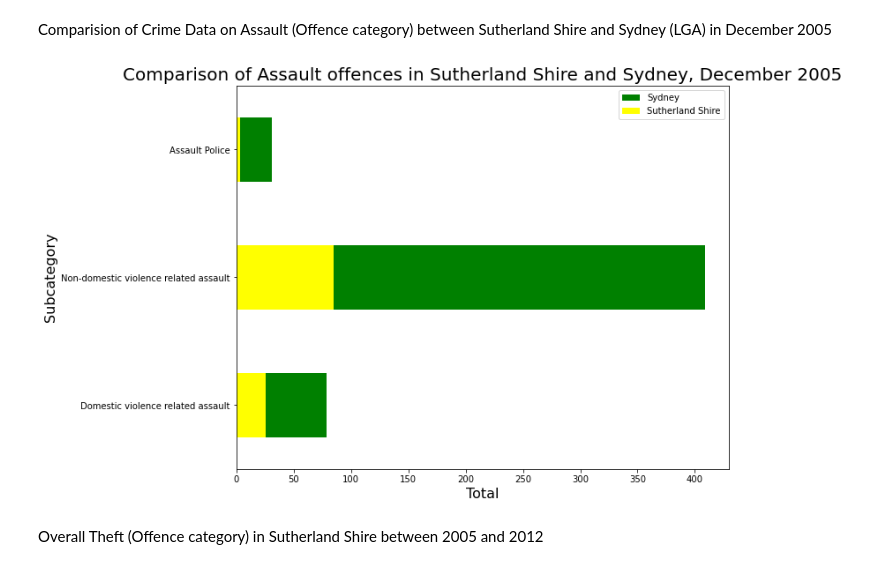
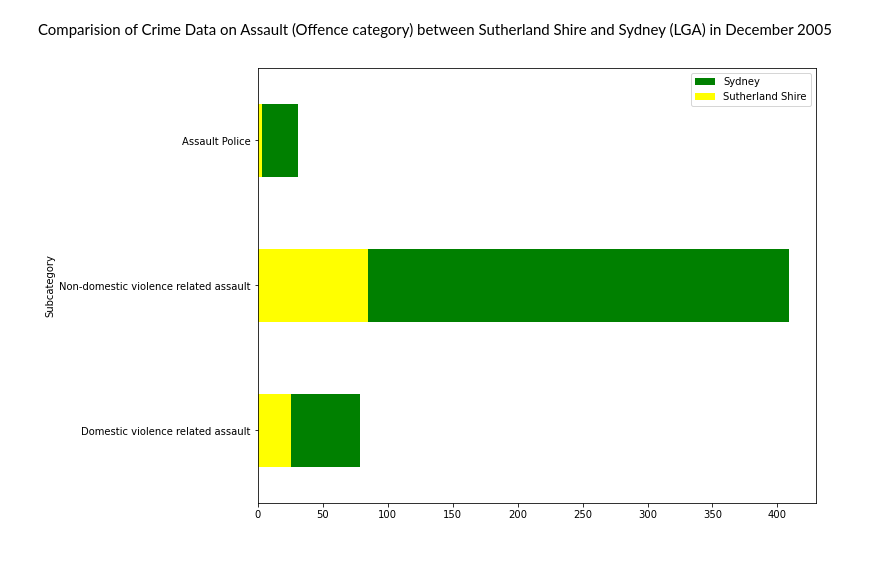
Before and after one commit to joshmic/Data_Project, a Jupyter notebook: Crime Data - NSW.ipynb, the cells around one changed output. Drawn from its saved outputs; the diff is of its cells as text; code cells hidden in the pictures.

Commit message:
Crime Data - NSW

```diff
--- a/Crime Data - NSW.ipynb
+++ b/Crime Data - NSW.ipynb
@@ -371,14 +365,9 @@ plt.show()
 # %% [markdown]
 Comparision of Crime Data on Assault (Offence category) between Sutherland Shire and Sydney (LGA) in December 2005
 # %%
-crime_data_Sydney_Assault.set_index("Subcategory")[the_month_we_care_about].plot.barh(label="Sydney", color="Green")
-crime_data_Sutho_Assault.set_index("Subcategory")[the_month_we_care_about].plot.barh(label="Sutherland Shire", color="Yellow")
-plt.ylabel('Subcategory', fontsize = 16)
-plt.xlabel('Total', fontsize = 16)
-plt.title("Comparison of Assault offences in Sutherland Shire and Sydney, December 2005", fontsize=20)
+crime_data_Sydney_Assault.set_index("Subcategory")[the_month_we_care_about].plot.barh(label="Sydney", color="green")
+crime_data_Sutho_Assault.set_index("Subcategory")[the_month_we_care_about].plot.barh(label="Sutherland Shire", color="yellow")
 plt.legend()
 plt.show()
 # %% [output]
-[figure, old version]
+[figure, new version]
-# %% [markdown]
-Overall Theft (Offence category) in Sutherland Shire between 2005 and 2012
```
Also changed, not shown: parts of 10 cells of this notebook.
